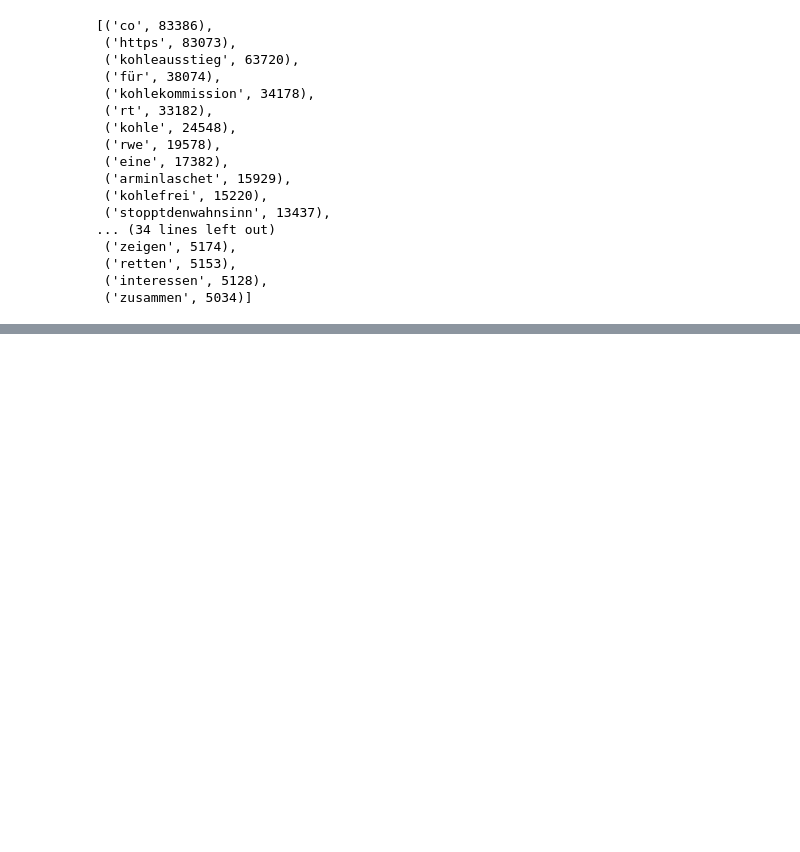
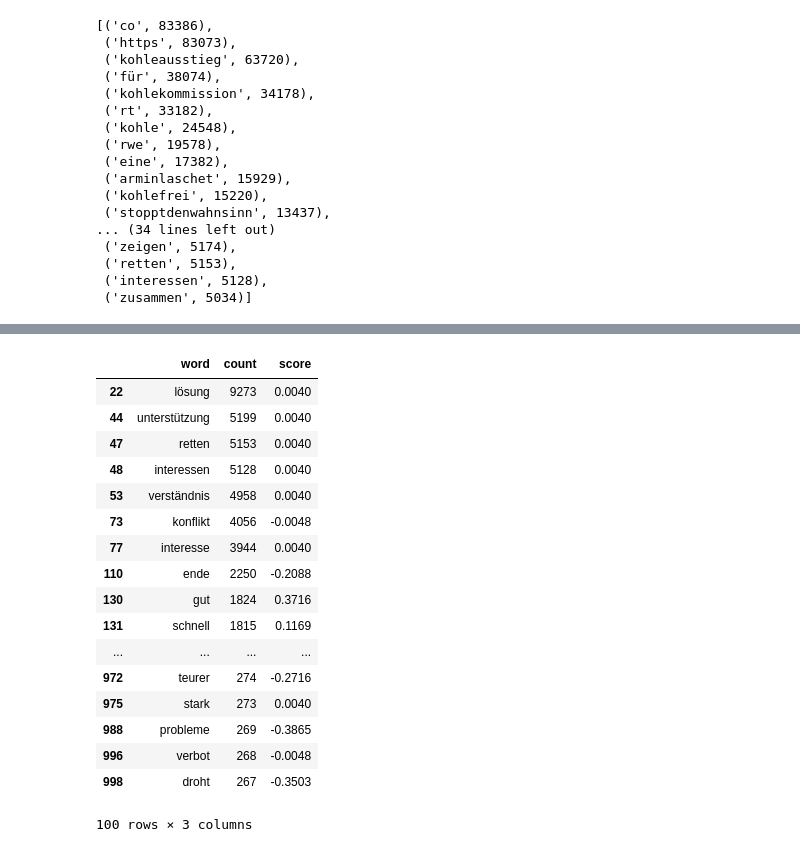
Before and after one commit to yuantinglee/twitter-discourse, a Jupyter notebook: analysis/word_shifts.ipynb, the cells around one changed output, grey strips where cells are left out. Drawn from its saved outputs; the diff is of its cells as text; code cells hidden in the pictures; blank space fills up the shorter version.

```diff
--- a/analysis/word_shifts.ipynb
+++ b/analysis/word_shifts.ipynb
@@ -349,0 +372,8 @@ top_words_after[:50]
+# %%
+word_scores_after = []
+for i in df_sample_after.index:
+    entry = df_sample_after.loc[i]
+    doc = nlp(entry['word'])
+    for token in doc:
+        score = token._.sentiws
+    word_scores_after.append(score)
@@ -349,0 +407,21 @@ top_words_after[:50]
+# %%
+df_sample_after_scores
+# %% [output]
+|  | word | count | score |
+| 22 | lösung | 9273 | 0.0040 |
+| 44 | unterstützung | 5199 | 0.0040 |
+| 47 | retten | 5153 | 0.0040 |
+| 48 | interessen | 5128 | 0.0040 |
+| 53 | verständnis | 4958 | 0.0040 |
+| 73 | konflikt | 4056 | -0.0048 |
+| 77 | interesse | 3944 | 0.0040 |
+| 110 | ende | 2250 | -0.2088 |
+| 130 | gut | 1824 | 0.3716 |
+| 131 | schnell | 1815 | 0.1169 |
+| ... | ... | ... | ... |
+| 972 | teurer | 274 | -0.2716 |
+| 975 | stark | 273 | 0.0040 |
+| 988 | probleme | 269 | -0.3865 |
+| 996 | verbot | 268 | -0.0048 |
+| 998 | droht | 267 | -0.3503 |
+100 rows × 3 columns
```
Also changed, not shown: parts of 8 cells of this notebook.
